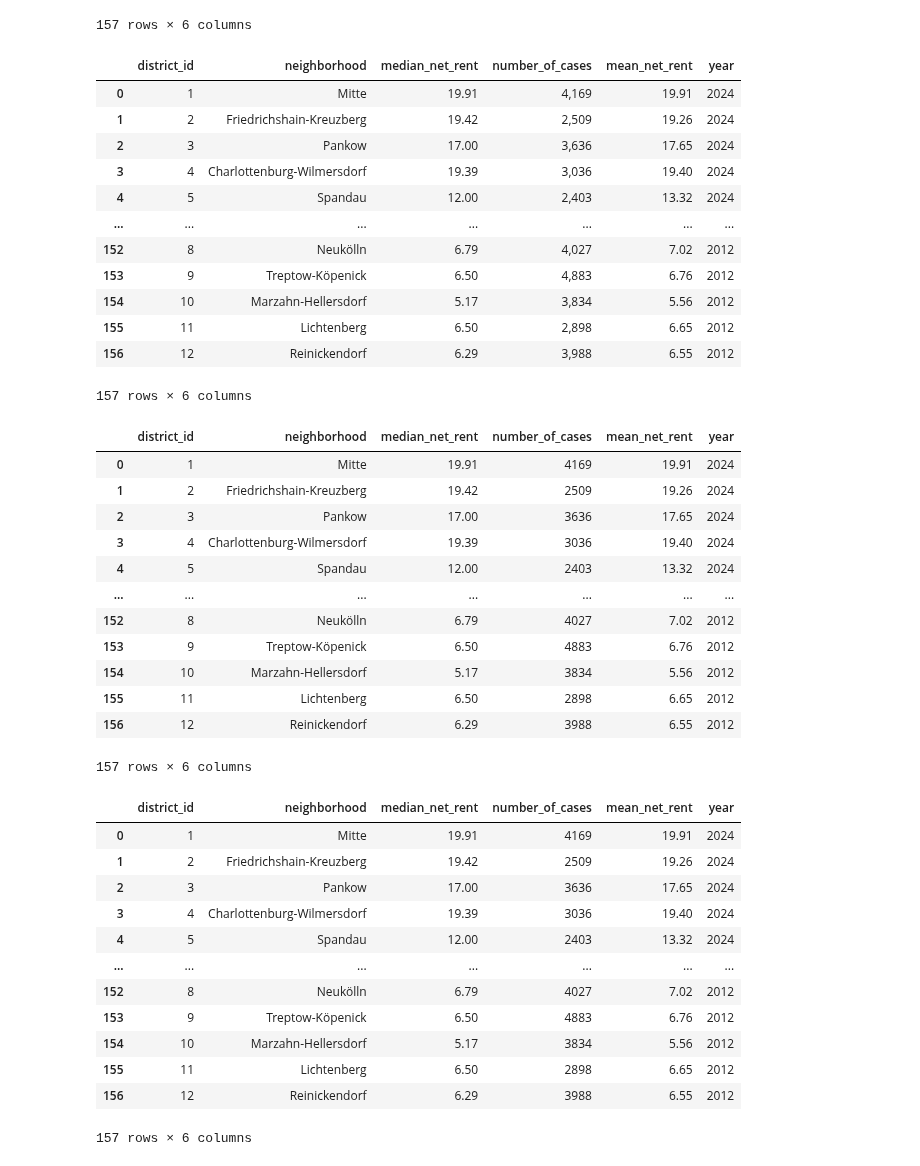
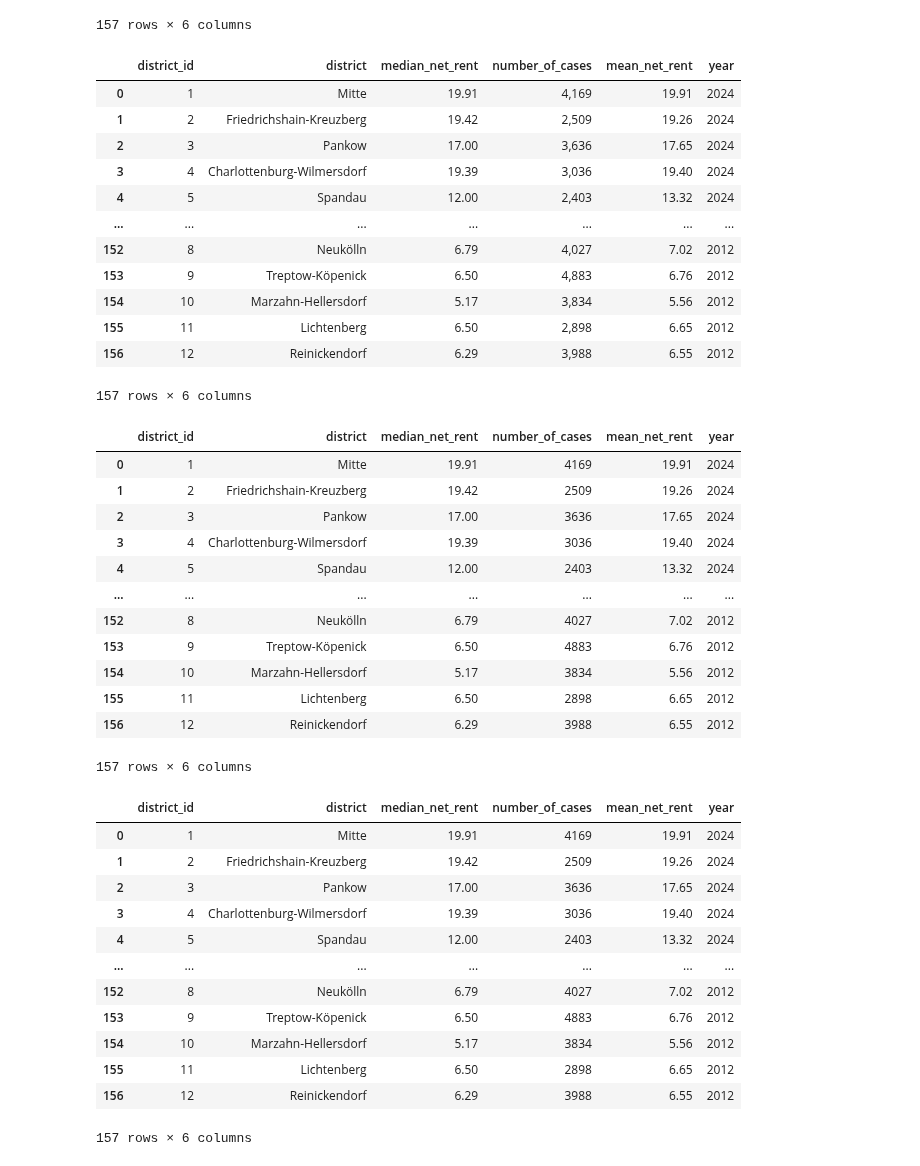
Before and after one commit to webeet-io/layered-populate-data-pool-da, a Jupyter notebook: real_estate_statistics/scripts/ibb_bezirke_script.ipynb, the cells around one changed output. Drawn from its saved outputs; the diff is of its cells as text; code cells hidden in the pictures.

```diff
--- a/real_estate_statistics/scripts/ibb_bezirke_script.ipynb
+++ b/real_estate_statistics/scripts/ibb_bezirke_script.ipynb
@@ -23,10 +23,10 @@ df
 157 rows × 6 columns
 # %%
 # Changing Column name 2
-df.rename(columns={'district_name': 'neighborhood'},inplace =True)
+df.rename(columns={'district_name': 'district'},inplace =True)
 df
 # %% [output]
-|  | district_id | neighborhood | median_net_rent | number_of_cases | mean_net_rent | year |
+|  | district_id | district | median_net_rent | number_of_cases | mean_net_rent | year |
 | 0 | 1 | Mitte | 19.91 | 4,169 | 19.91 | 2024 |
 | 1 | 2 | Friedrichshain-Kreuzberg | 19.42 | 2,509 | 19.26 | 2024 |
 | 2 | 3 | Pankow | 17.00 | 3,636 | 17.65 | 2024 |
@@ -44,7 +44,7 @@ df
 df['number_of_cases'] = df['number_of_cases'].str.replace(',', '', regex=False)
 df
 # %% [output]
-|  | district_id | neighborhood | median_net_rent | number_of_cases | mean_net_rent | year |
+|  | district_id | district | median_net_rent | number_of_cases | mean_net_rent | year |
 | 0 | 1 | Mitte | 19.91 | 4169 | 19.91 | 2024 |
 | 1 | 2 | Friedrichshain-Kreuzberg | 19.42 | 2509 | 19.26 | 2024 |
 | 2 | 3 | Pankow | 17.00 | 3636 | 17.65 | 2024 |
@@ -60,10 +60,10 @@ df
 # %%
 # Converting object type data into numerical type
 df['number_of_cases'] = df['number_of_cases'].astype('int32')
-df['neighborhood'] = df['neighborhood'].astype('string')
+df['district'] = df['district'].astype('string')
 df
 # %% [output]
-|  | district_id | neighborhood | median_net_rent | number_of_cases | mean_net_rent | year |
+|  | district_id | district | median_net_rent | number_of_cases | mean_net_rent | year |
 | 0 | 1 | Mitte | 19.91 | 4169 | 19.91 | 2024 |
 | 1 | 2 | Friedrichshain-Kreuzberg | 19.42 | 2509 | 19.26 | 2024 |
 | 2 | 3 | Pankow | 17.00 | 3636 | 17.65 | 2024 |
```
Also changed, not shown: parts of 10 cells of this notebook, 1 other file.
